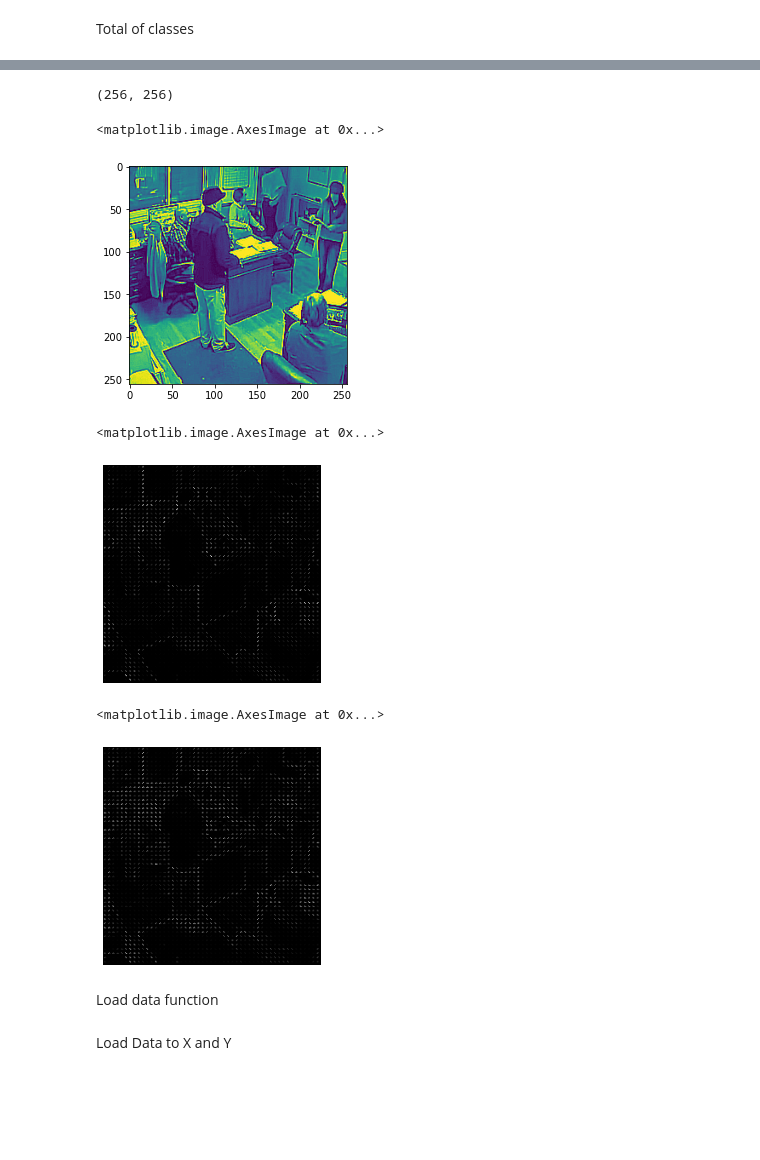
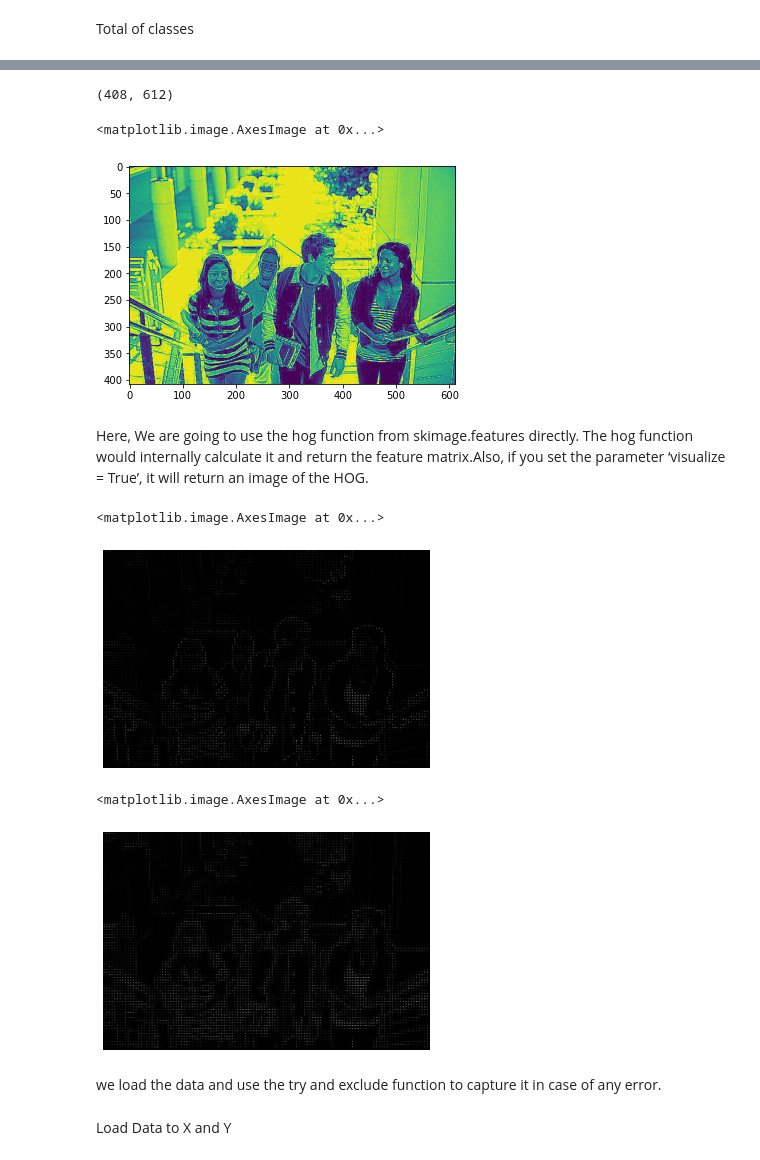
Before and after one commit to divyakumar95/HumanCount, a Jupyter notebook: MachineLearning-CA01.ipynb, the cells around one changed output, grey strips where cells are left out. Saved outputs shown, nothing was run; the diff lists cells and outputs as text; code cells hidden in the pictures; blank space fills up the shorter version.

```diff
--- a/MachineLearning-CA01.ipynb
+++ b/MachineLearning-CA01.ipynb
@@ -12,7 +23,7 @@ Obtaing data and create dataframe
 # %%
 ImagePath = 'Data/DataSet.csv'
 ImageNames = pd.read_csv(ImagePath, header=0, index_col=False)
-#ImageNames['file'] = ImageNames['file'].apply(lambda x: 'DataSets/files/1/'+x )
+ImageNames['file'] = ImageNames['file'].apply(lambda x: 'Data/Train/'+x )
 # %%
 print(ImageNames.head())
 # %% [output]
@@ -31,15 +47,17 @@ array([3, 1, 2, 4, 5, 0, 6])
 # %%
-img = cv2.imread(ImageNames.iloc[100].tolist()[0], cv2.IMREAD_GRAYSCALE)
+img = cv2.imread(ImageNames.iloc[303].tolist()[0], cv2.IMREAD_GRAYSCALE)
 print(img.shape)
 #img_gray = cv2.cvtColor(img, cv2.COLOR_BGR2GRAY)
 #plt.imshow(img_gray)
 kernel = np.array([[-1,-1,-1], [-1,9,-1], [-1,-1,-1]])
 img2 = cv2.filter2D(img, -1, kernel)
 plt.imshow(img2)
 # %% [output]
-(256, 256)
+(408, 612)
 <matplotlib.image.AxesImage at 0x...>
-[figure, old version]
+[figure, new version]
+# %% [markdown]
+Here, We are going to use the hog function from skimage.features directly. The hog function would internally calculate it and return the feature matrix.Also, if you set the parameter ‘visualize = True’, it will return an image of the HOG.
 # %%
 
 #creating hog features
@@ -49,7 +67,7 @@ plt.axis("off")
 plt.imshow(hog_image1, cmap="gray")
 # %% [output]
 <matplotlib.image.AxesImage at 0x...>
-[figure, old version]
+[figure, new version]
 # %%
 #creating hog2 features
 fd, hog_image2 = hog(img2, orientations=9, pixels_per_cell=(5, 5),
@@ -58,9 +76,9 @@ plt.axis("off")
 plt.imshow(hog_image2, cmap="gray")
 # %% [output]
 <matplotlib.image.AxesImage at 0x...>
-[figure, old version]
+[figure, new version]
-# %% [markdown]
-Load data function
+# %% [markdown]
+we load the data and use the try and exclude function to capture it in case of any error.
 # %%
 def loadData():
     imag = []
```
Also changed, not shown: parts of 39 cells of this notebook, 5 other files.
